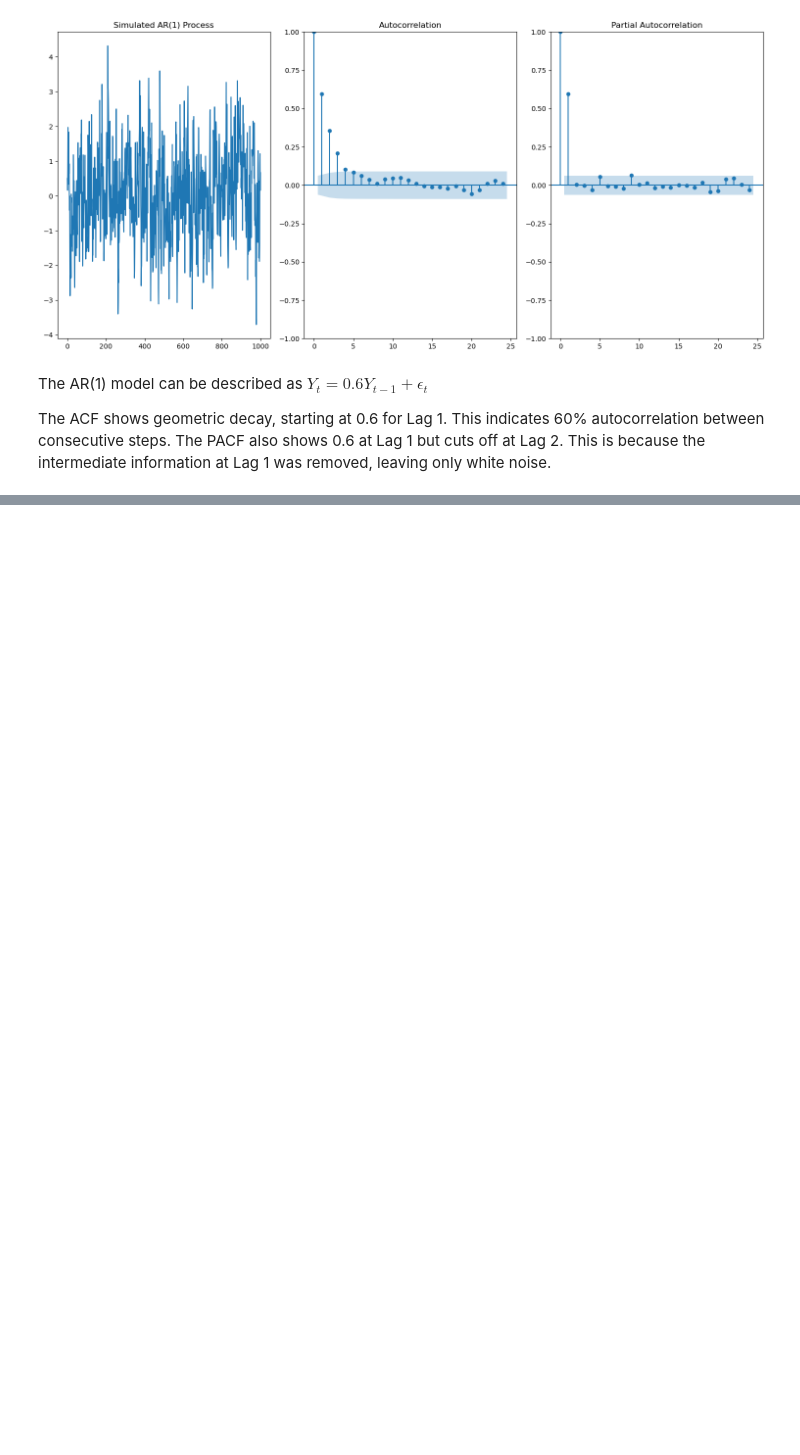
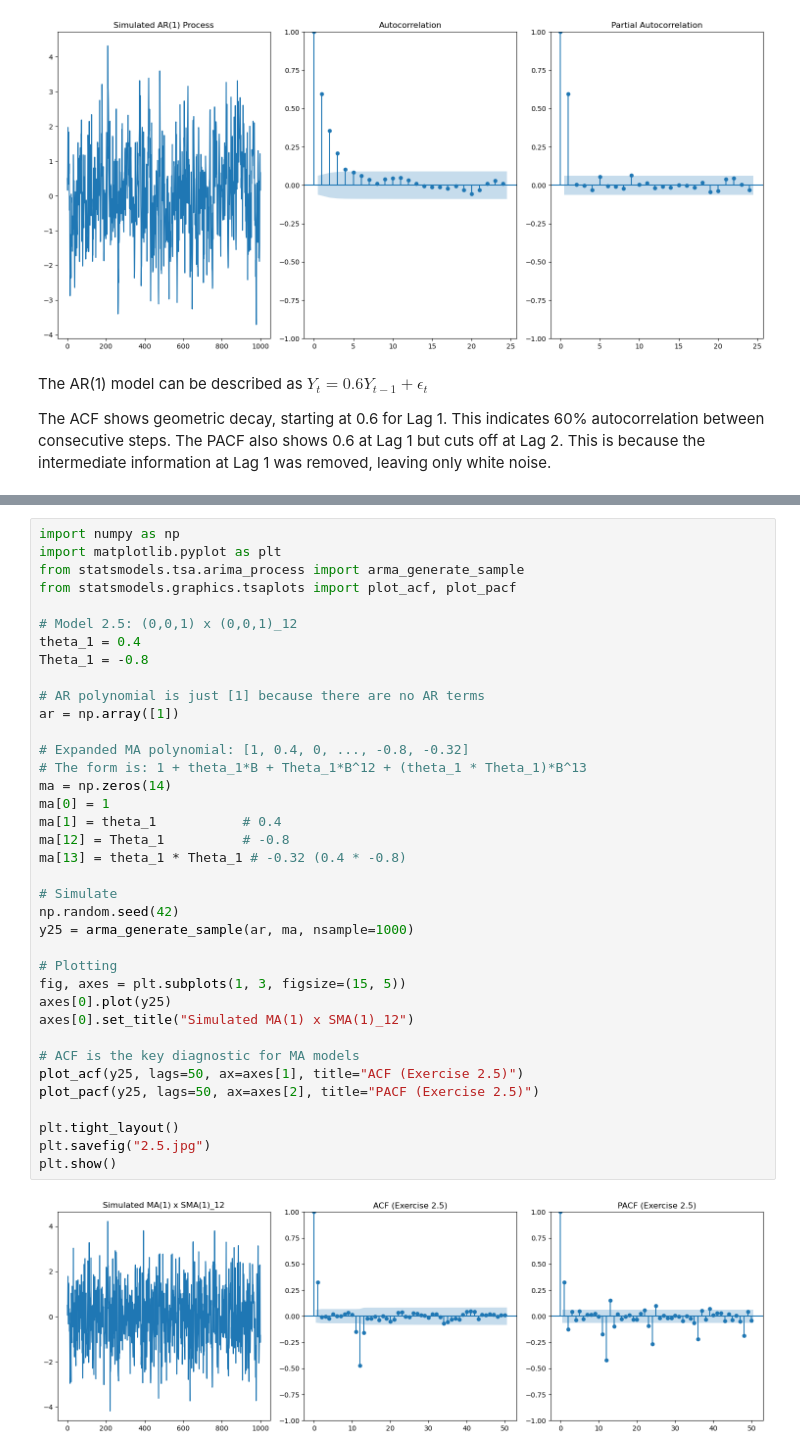
Before and after one commit to Harborg1/Time-Series-Analysis, a Jupyter notebook: Assignment 2/assignment_2.ipynb, the cells around one changed output, grey strips where cells are left out. Drawn from its saved outputs; the diff is of its cells as text; blank space fills up the shorter version.

Commit message:
Updated assignment and added images

```diff
--- a/Assignment 2/assignment_2.ipynb
+++ b/Assignment 2/assignment_2.ipynb
@@ -142,3 +174,42 @@ plt.show()
 The model for 2.4 is described by the equation $Y_t = -0.6Y_{t-1} - 0.8Y_{t-12} - 0.48Y_{t-13} + \epsilon_t$.
 
 This is a multiplicative seasonal AR model where both the non-seasonal and seasonal parts are order 1. In the ACF plot, we see an oscillating decay because both AR parameters are negative, causing the correlation to change signs at each lag. For the PACF, we see significant negative spikes at lag 1 and lag 12, followed by a smaller interaction spike at lag 13. The PACF then cuts off for the remaining lags, which is typical for a purely autoregressive process.
+# %%
+import numpy as np
+import matplotlib.pyplot as plt
+from statsmodels.tsa.arima_process import arma_generate_sample
+from statsmodels.graphics.tsaplots import plot_acf, plot_pacf
+
+# Model 2.5: (0,0,1) x (0,0,1)_12
+theta_1 = 0.4
+Theta_1 = -0.8
+
+# AR polynomial is just [1] because there are no AR terms
+ar = np.array([1])
+
+# Expanded MA polynomial: [1, 0.4, 0, ..., -0.8, -0.32]
+# The form is: 1 + theta_1*B + Theta_1*B^12 + (theta_1 * Theta_1)*B^13
+ma = np.zeros(14)
+ma[0] = 1
+ma[1] = theta_1           # 0.4
+ma[12] = Theta_1          # -0.8
+ma[13] = theta_1 * Theta_1 # -0.32 (0.4 * -0.8)
+
+# Simulate
+np.random.seed(42)
+y25 = arma_generate_sample(ar, ma, nsample=1000)
+
+# Plotting
+fig, axes = plt.subplots(1, 3, figsize=(15, 5))
+axes[0].plot(y25)
+axes[0].set_title("Simulated MA(1) x SMA(1)_12")
+
+# ACF is the key diagnostic for MA models
+plot_acf(y25, lags=50, ax=axes[1], title="ACF (Exercise 2.5)")
+plot_pacf(y25, lags=50, ax=axes[2], title="PACF (Exercise 2.5)")
+
+plt.tight_layout()
+plt.savefig("2.5.jpg")
+plt.show()
+# %% [output]
+[figure, added]
```
Also changed, not shown: parts of 9 cells of this notebook, 7 other files.
